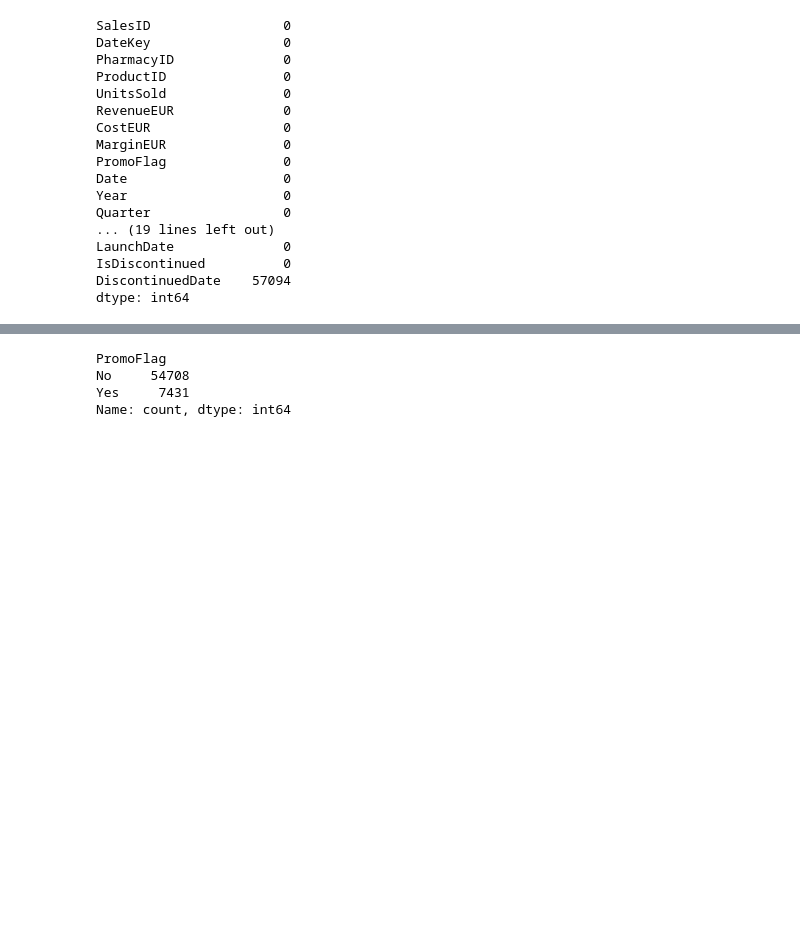
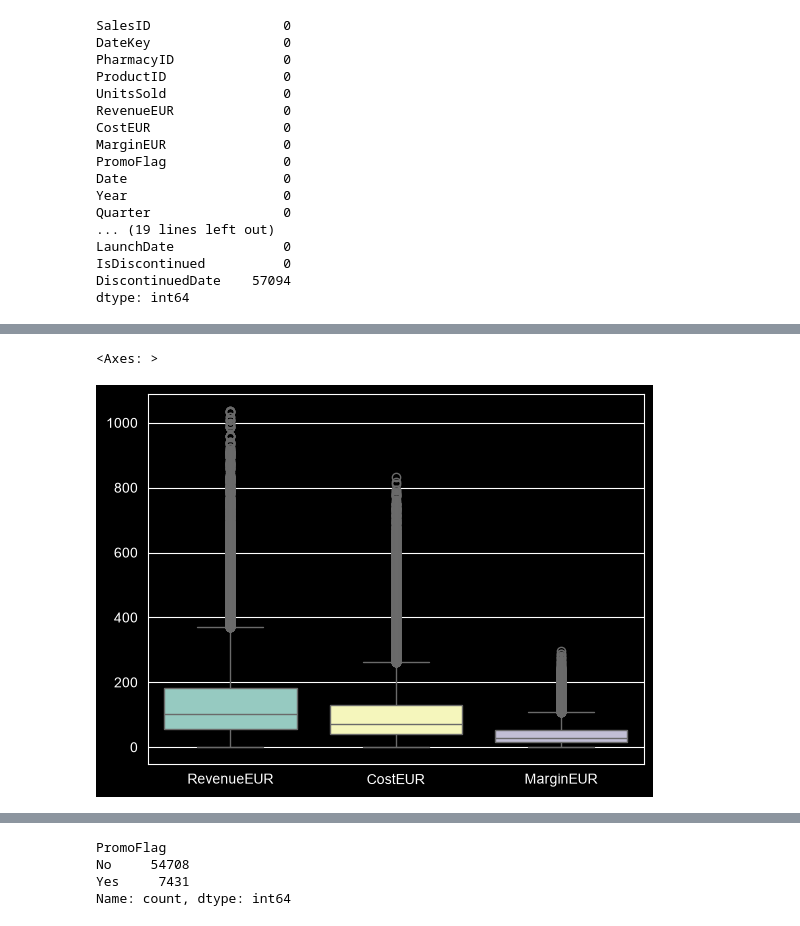
Before and after one commit to VyacheslavTurubanov/finalProject, a Jupyter notebook: final_assigment.ipynb, the cells around one changed output, grey strips where cells are left out. Saved outputs shown, nothing was run; the diff lists cells and outputs as text; code cells hidden in the pictures; blank space fills up the shorter version.

```diff
--- a/final_assigment.ipynb
+++ b/final_assigment.ipynb
@@ -85,0 +201,7 @@ dtype: int64
+# %%
+sns.boxplot(data=df_analysis[['RevenueEUR',
+                              'CostEUR',
+                              'MarginEUR']])
+# %% [output]
+<Axes: >
+[figure, added]
```
Also changed, not shown: parts of 31 cells of this notebook.
